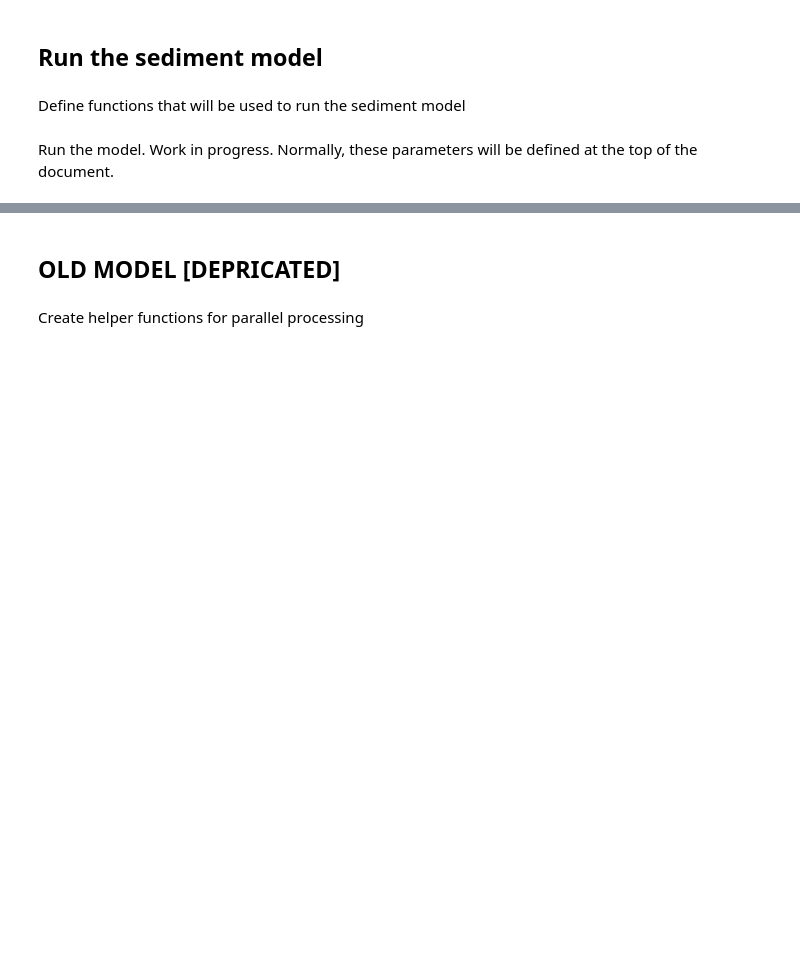
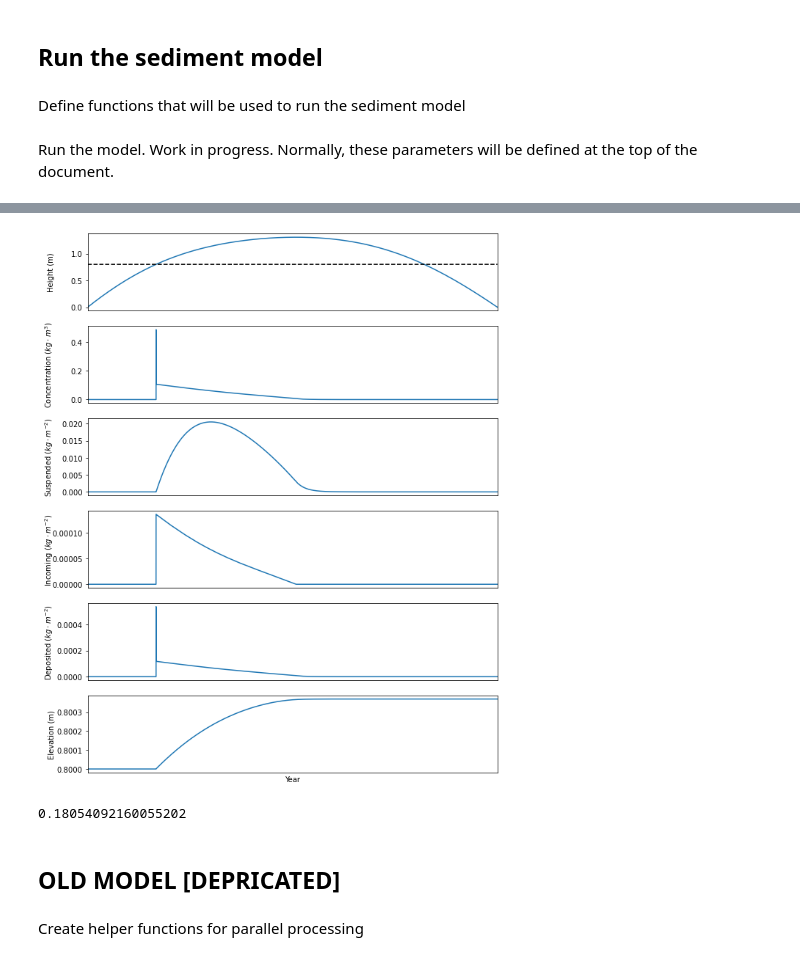
Before and after one commit to christasich/tidal_flat_0d, a Jupyter notebook: notebooks/sediment-model.ipynb, the cells around one changed output, grey strips where cells are left out. Cells and saved outputs as stored; diff of their text form; code cells hidden in the pictures; blank space fills up the shorter version.

Commit message:
update prior to fixing make_tides.R

```diff
--- a/notebooks/sediment-model.ipynb
+++ b/notebooks/sediment-model.ipynb
@@ -191,4 +192,4 @@ else:
 # %%
-dir = root / "data" / "interim" / "tides"
+wdir = root / "data" / "interim" / "tides"
 # %% [markdown]
 ## Run the sediment model
@@ -266,12 +366,13 @@ bulk_den = 1100 # kg/m3
 compaction_rate = 0
 organic_rate = 0
 subsidence_rate = 0
-start_elev = 1.25
-tidal_amplification = 2
+start_elev = 1.25 - 0.45
+tidal_amplification = 1
+timestep = '1s'
+#tide_name = "tides-yr_1-dt_1-slr_0.0050.feather"
 tide_name = "tides-debug.feather"
-#tide_name = "tides-yr_20-dt_5-slr_0.0050.feather"
 
-tides = load_tide(dir, tide_name) * tidal_amplification
+tides = load_tide(wdir, tide_name).resample(timestep).asfreq() * tidal_amplification
 index = tides.index
 timestep = index[1] - index[0]
 timestep_sec = timestep.total_seconds()
@@ -290,13 +391,6 @@ conc = np.zeros(len(tides.index))
 deposited_sediment = np.zeros(len(tides.index))
 depth = np.full(len(tides.index), np.nan)
 
-#debug terms
-term1 = np.full(len(tides.index), np.nan)
-term2 = np.full(len(tides.index), np.nan)
-term3 = np.full(len(tides.index), np.nan)
-term4 = np.full(len(tides.index), np.nan)
-term5 = np.full(len(tides.index), np.nan)
-
 counter = np.arange(1, len(index))
 
 for t in tqdm(
@@ -305,30 +399,24 @@ for t in tqdm(
     unit="steps",
 ):
     elev[t] = aggrade(elev[t - 1], elev_change[t - 1], organic, compaction, subsidence)
-    depth[t] = tide_height[t] - elev[t]
-    conc[t], terms, checks = calc_conc(
+    conc[t] = calc_conc(
         bound_conc[t],
         tide_height[t],
         tide_height[t - 1],
         conc[t - 1],
         elev[t],
-        elev[t-1],
+        elev[t - 1],
         settle_rate,
         timestep_sec
     )
-    term1[t] = terms[0]
-    term2[t] = terms[1]
-    term3[t] = terms[2]
-    term4[t] = terms[3]
-    term5[t] = terms[4]
     deposited_sediment[t] = accumulate_sediment(
         conc[t], settle_rate, timestep_sec
     )
     elev_change[t] = deposited_sediment[t] / bulk_den
 # %%
-data = pd.DataFrame(data={'elev': elev, 'tide': tide_height,
-                          'depth': depth, 'bound_conc': bound_conc, 'conc': conc, 'term1' :term1,
-                          'term2': term2, 'term3': term3, 'term4': term4, 'term5': term5,'deposited_sediment': deposited_sediment, 'elev_change': elev_change}, index=index)
-data['suspended_sediment'] = (data.conc * depth)
+data = pd.DataFrame(data={'elev': elev, 'tide': tide_height, 'bound_conc': bound_conc, 'conc': conc,'deposited_sediment': deposited_sediment, 'elev_change': elev_change}, index=index)
+data['depth'] = data.tide - data.elev
+data.depth = np.where(data.depth < 0, 0, data.depth)
+data['suspended_sediment'] = data.conc * data.depth
 data['incoming_sediment'] = bound_conc * (data.depth - data.depth.shift(1))
 data.incoming_sediment = np.where(data.incoming_sediment < 0, 0, data.incoming_sediment)
@@ -335,27 +440,28 @@ data.incoming_sediment = np.where(data.incoming_sediment < 0, 0, data.incoming_s
 # %%
 plot_data = data.copy()
-plot_data = plot_data.sample(frac=0.1)
+plot_data = plot_data.sample(frac=1)
 start = 0
 end = -1
-import matplotlib
-ticks = matplotlib.dates.YearLocator()
+ticks = mpl.dates.YearLocator()
 
 figure, axes = plt.subplots(nrows=6, ncols=1, figsize=(10,15))
 p1 = plot_data[start:end][['tide']].plot(ax=axes[0]).xaxis.set_visible(False)
 plot_data[start:end][['elev']].plot(ax=axes[0], color='black', ls='--')
 p2 = plot_data[start:end][['conc']].plot(ax=axes[1]).xaxis.set_visible(False)
 p3 = plot_data[start:end][['suspended_sediment']].plot(ax=axes[2]).xaxis.set_visible(False)
 p4 = plot_data[start:end][['incoming_sediment']].plot(ax=axes[3]).xaxis.set_visible(False)
 p5 = plot_data[start:end][['deposited_sediment']].plot(ax=axes[4]).xaxis.set_visible(False)
 p6 = plot_data[start:end][['elev']].plot(ax=axes[5])
 axes[5].xaxis.set_major_locator(ticks)
-axes[5].xaxis.set_major_formatter(matplotlib.dates.DateFormatter('%Y'))
+axes[5].xaxis.set_major_formatter(mpl.dates.DateFormatter('%Y'))
 axes[5].set_xlabel('Year')
 ylabels = ['Height (m)', 'Concentration ($kg \cdot m^{3}$)', 'Suspended ($kg \cdot m^{-2}$)', 'Incoming ($kg \cdot m^{-2}$)', 'Deposited ($kg \cdot m^{-2}$)', 'Elevation (m)']
 count = 0
 for ax in axes:
     ax.margins(x=0)
     ax.set_ylabel(ylabels[count])
     ax.yaxis.set_label_coords(-0.08, 0.5)
     ax.get_legend().remove()
     count = count + 1
+# %% [output]
+[figure, added]
@@ -362,3 +470,7 @@ for ax in axes:
+# %%
+(data.elev[-1] - data.elev[0])
+# %% [output]
+0.18054092160055202
 # %%
 polder = pd.read_feather('for_jonathan/polder_20yr.feather').set_index('Datetime')
 natural = pd.read_feather('for_jonathan/natural_20yr.feather').set_index('Datetime')
```
Also changed, not shown: parts of 8 cells of this notebook, 1 other file.
